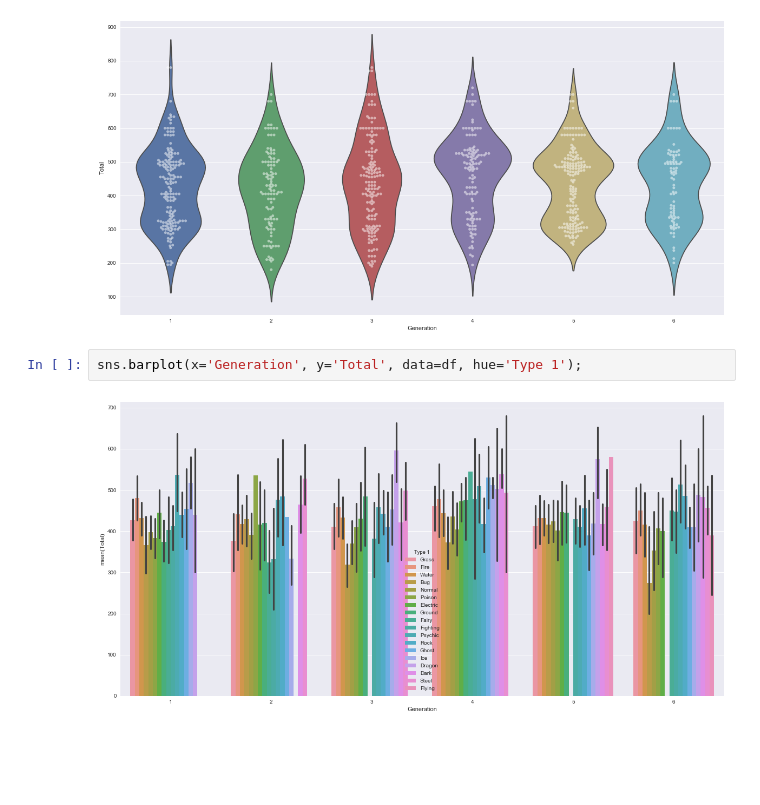
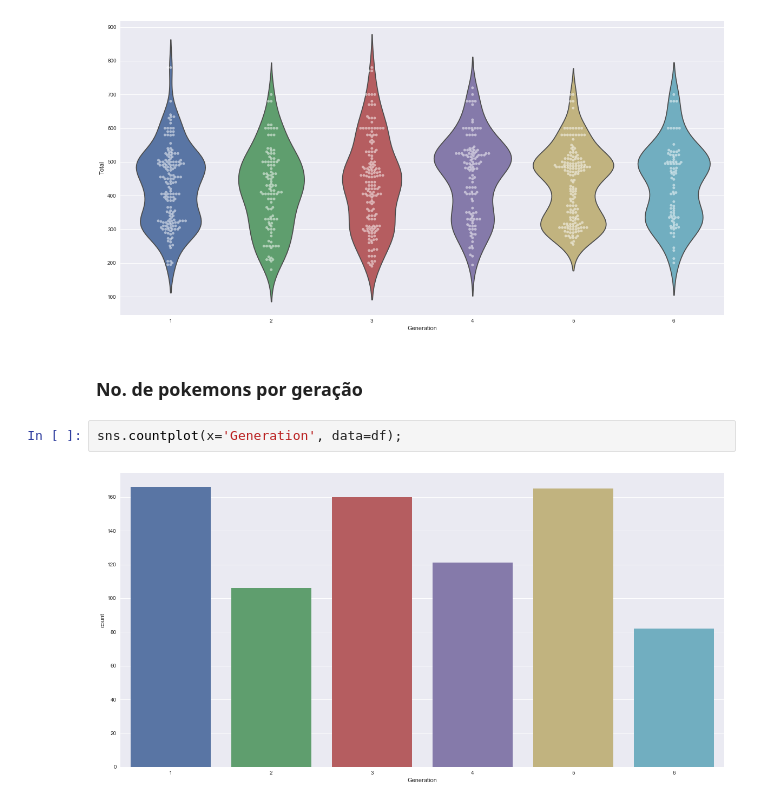
Before and after one commit to tafarelyan/workshop-data-science-pokemon, a Jupyter notebook: Pokemon Analysis.ipynb, the cells around one changed output. Drawn from its saved outputs; the diff is of its cells as text; blank space fills up the shorter version.

```diff
--- a/Pokemon Analysis.ipynb
+++ b/Pokemon Analysis.ipynb
@@ -343,7 +344,9 @@ sns.swarmplot(x='Generation', y='Total', data=df, color='white', alpha=.5);
 sns.violinplot(x='Generation', y='Total', data=df, inner=None);
 # %% [output]
 [figure]
+# %% [markdown]
+### No. de pokemons por geração
 # %%
-sns.barplot(x='Generation', y='Total', data=df, hue='Type 1');
+sns.countplot(x='Generation', data=df);
 # %% [output]
-[figure, old version]
+[figure, new version]
```
Also changed, not shown: parts of 5 cells of this notebook.
